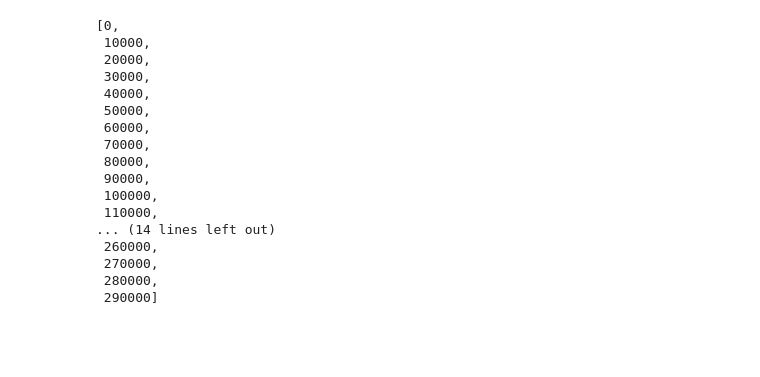
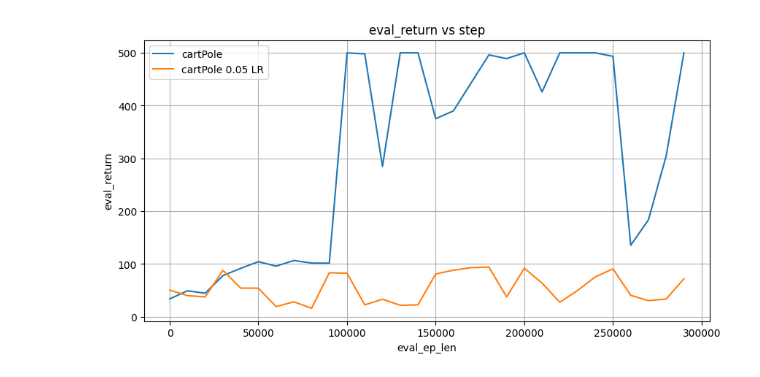
Before and after one commit to ShaanSinghGill/homework_fall2023, a Jupyter notebook: hw3/plots.ipynb, the cells around one changed output. Cells and saved outputs as stored; diff of their text form; code cells hidden in the pictures; blank space fills up the shorter version.

```diff
--- a/hw3/plots.ipynb
+++ b/hw3/plots.ipynb
@@ -23,20 +23,18 @@ plt.show()
-# %%
-steps
-# %% [output]
-[0,
- 10000,
- 20000,
- 30000,
- 40000,
- 50000,
- 60000,
- 70000,
- 80000,
- 90000,
- 100000,
- 110000,
-... (14 lines left out)
- 260000,
- 270000,
- 280000,
- 290000]
+# %%
+log_file = 'data/hw3_dqn_dqn_CartPole-v1_s64_l2_d0.99_05-10-2023_18-06-53' # Replace with the path to your event log directory
+event_acc = event_accumulator.EventAccumulator(log_file)
+event_acc.Reload()
+tags = event_acc.Tags()
+evals1 = [v.value for v in event_acc.Scalars('eval_return')]
+steps1 = [v.step for v in event_acc.Scalars('eval_return')]
+plt.figure(figsize=(10, 5))
+plt.plot(steps, evals, label='cartPole')
+plt.plot(steps1, evals1, label='cartPole 0.05 LR')
+plt.xlabel('eval_ep_len')
+plt.ylabel('eval_return')
+plt.title('eval_return vs step')
+plt.legend()
+plt.grid(True)
+plt.show()
+# %% [output]
+[figure, added]
```
Also changed, not shown: parts of 10 cells of this notebook, 16 other files.
